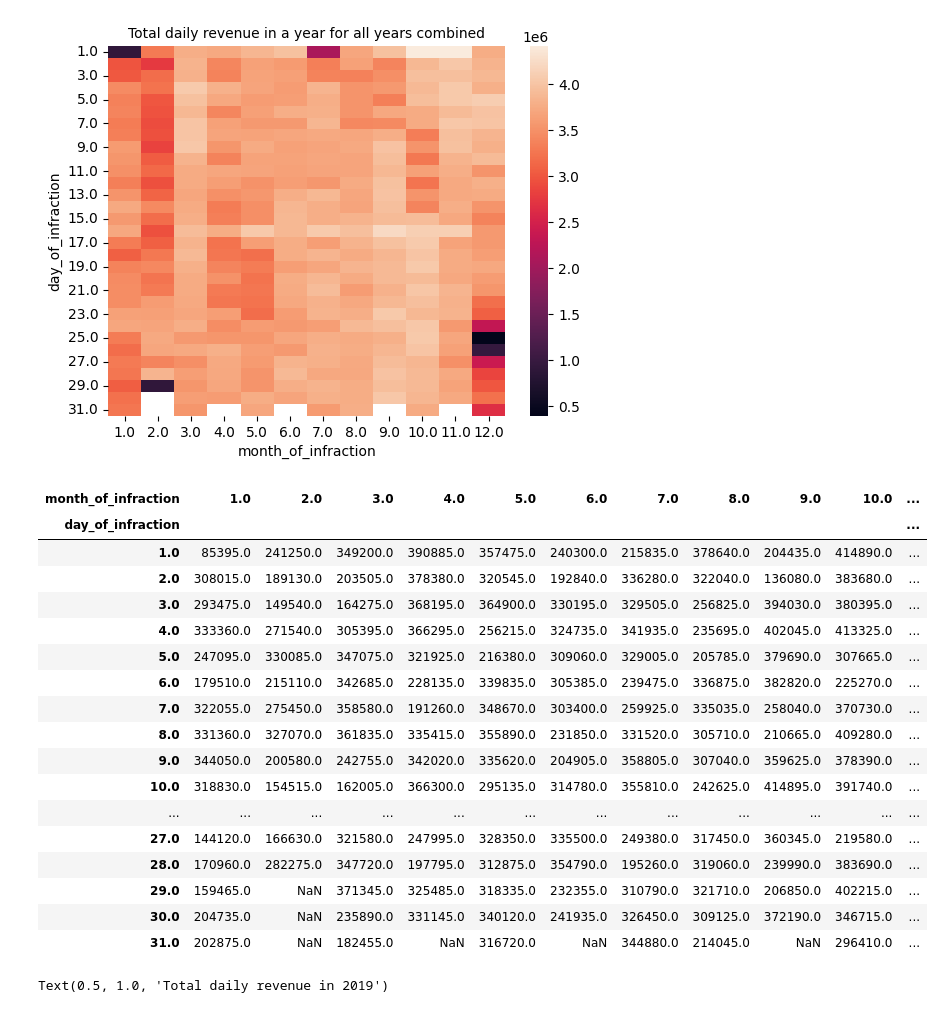
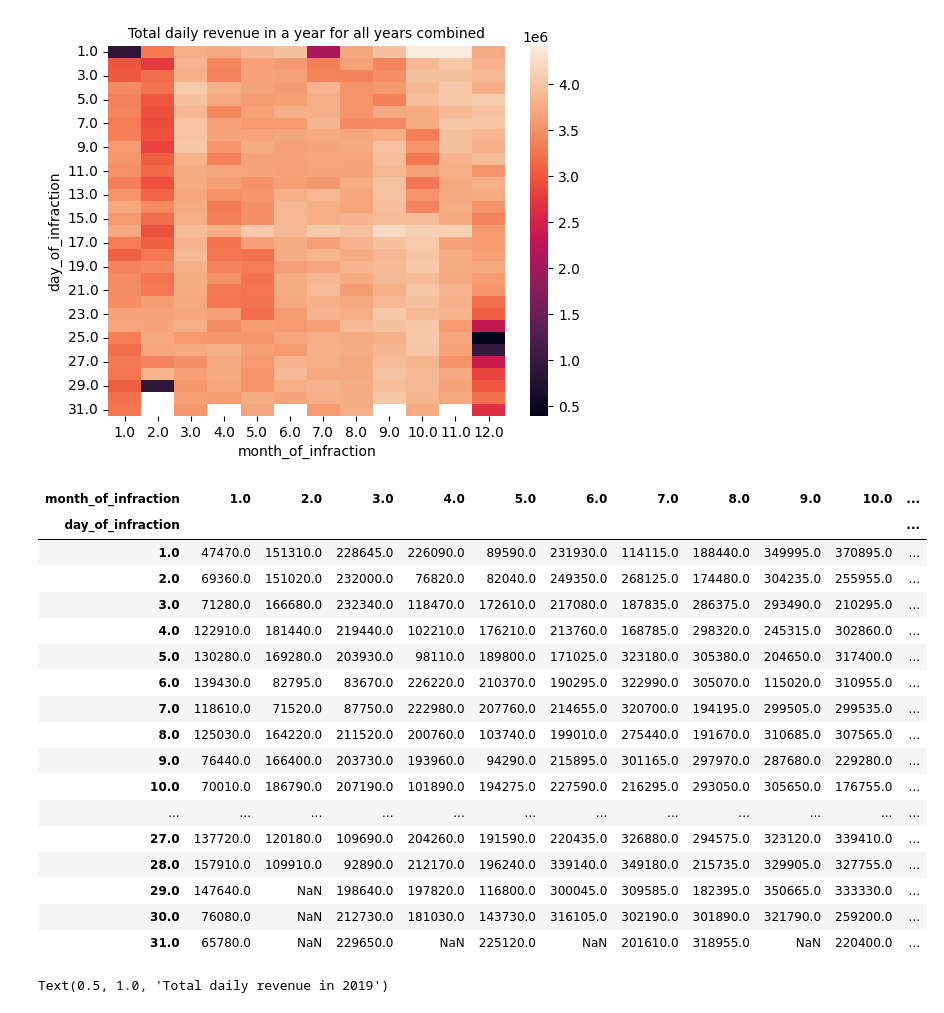
Before and after one commit to sariaslaso/parking_toronto, a Jupyter notebook: data_processing.ipynb, the cells around one changed output. Saved outputs shown, nothing was run; the diff lists cells and outputs as text; code cells hidden in the pictures.

Commit message:
plots for specific years

```diff
--- a/data_processing.ipynb
+++ b/data_processing.ipynb
@@ -245,31 +245,38 @@ ax.set_title("Total daily revenue in a year for all years combined", fontsize =
 Text(0.5, 1.0, 'Total daily revenue in a year for all years combined')
 [figure]
 # %%
-# daily revenue in 2019
+# daily revenue in 2019, 2020, 2021
 
-daily_rev_2019 = parking_df[parking_df["year_of_infraction"] == 2019]
-daily_rev_2019 = daily_rev_2019.groupby(["month_of_infraction", "day_of_infraction"])["set_fine_amount"].agg("sum").reset_index().pivot(index = "day_of_infraction",
-                                                                                                                                columns = "month_of_infraction",                                                                                                                               values = "set_fine_amount")
-daily_rev_2019
+# daily_rev_2019 = parking_df[parking_df["year_of_infraction"] == 2019]
+# daily_rev_2019 = daily_rev_2019.groupby(["month_of_infraction", "day_of_infraction"])["set_fine_amount"].agg("sum").reset_index().pivot(index = "day_of_infraction",
+#                                                                                                                                 columns = "month_of_infraction", values = "set_fine_amount")
+# daily_rev_2020 = parking_df[parking_df["year_of_infraction"] == 2020]
+# daily_rev_2020 = daily_rev_2020.groupby(["month_of_infraction", "day_of_infraction"])["set_fine_amount"].agg("sum").reset_index().pivot(index = "day_of_infraction", columns = "month_of_infraction", values = "set_fine_amount")
+
+daily_rev_2021 = parking_df[parking_df["year_of_infraction"] == 2021]
+daily_rev_2021 = daily_rev_2021.groupby(["month_of_infraction", "day_of_infraction"])["set_fine_amount"].agg("sum").reset_index().pivot(index = "day_of_infraction", columns = "month_of_infraction", values = "set_fine_amount")
+
+
+daily_rev_2021
 # %% [output]
 | month_of_infraction | 1.0 | 2.0 | 3.0 | 4.0 | 5.0 | 6.0 | 7.0 | 8.0 | 9.0 | 10.0 | ... |
 | day_of_infraction |  |  |  |  |  |  |  |  |  |  | ... |
-| 1.0 | 85395.0 | 241250.0 | 349200.0 | 390885.0 | 357475.0 | 240300.0 | 215835.0 | 378640.0 | 204435.0 | 414890.0 | ... |
-| 2.0 | 308015.0 | 189130.0 | 203505.0 | 378380.0 | 320545.0 | 192840.0 | 336280.0 | 322040.0 | 136080.0 | 383680.0 | ... |
-| 3.0 | 293475.0 | 149540.0 | 164275.0 | 368195.0 | 364900.0 | 330195.0 | 329505.0 | 256825.0 | 394030.0 | 380395.0 | ... |
-| 4.0 | 333360.0 | 271540.0 | 305395.0 | 366295.0 | 256215.0 | 324735.0 | 341935.0 | 235695.0 | 402045.0 | 413325.0 | ... |
-| 5.0 | 247095.0 | 330085.0 | 347075.0 | 321925.0 | 216380.0 | 309060.0 | 329005.0 | 205785.0 | 379690.0 | 307665.0 | ... |
-| 6.0 | 179510.0 | 215110.0 | 342685.0 | 228135.0 | 339835.0 | 305385.0 | 239475.0 | 336875.0 | 382820.0 | 225270.0 | ... |
-| 7.0 | 322055.0 | 275450.0 | 358580.0 | 191260.0 | 348670.0 | 303400.0 | 259925.0 | 335035.0 | 258040.0 | 370730.0 | ... |
-| 8.0 | 331360.0 | 327070.0 | 361835.0 | 335415.0 | 355890.0 | 231850.0 | 331520.0 | 305710.0 | 210665.0 | 409280.0 | ... |
-| 9.0 | 344050.0 | 200580.0 | 242755.0 | 342020.0 | 335620.0 | 204905.0 | 358805.0 | 307040.0 | 359625.0 | 378390.0 | ... |
-| 10.0 | 318830.0 | 154515.0 | 162005.0 | 366300.0 | 295135.0 | 314780.0 | 355810.0 | 242625.0 | 414895.0 | 391740.0 | ... |
+| 1.0 | 47470.0 | 151310.0 | 228645.0 | 226090.0 | 89590.0 | 231930.0 | 114115.0 | 188440.0 | 349995.0 | 370895.0 | ... |
+| 2.0 | 69360.0 | 151020.0 | 232000.0 | 76820.0 | 82040.0 | 249350.0 | 268125.0 | 174480.0 | 304235.0 | 255955.0 | ... |
+| 3.0 | 71280.0 | 166680.0 | 232340.0 | 118470.0 | 172610.0 | 217080.0 | 187835.0 | 286375.0 | 293490.0 | 210295.0 | ... |
+| 4.0 | 122910.0 | 181440.0 | 219440.0 | 102210.0 | 176210.0 | 213760.0 | 168785.0 | 298320.0 | 245315.0 | 302860.0 | ... |
+| 5.0 | 130280.0 | 169280.0 | 203930.0 | 98110.0 | 189800.0 | 171025.0 | 323180.0 | 305380.0 | 204650.0 | 317400.0 | ... |
+| 6.0 | 139430.0 | 82795.0 | 83670.0 | 226220.0 | 210370.0 | 190295.0 | 322990.0 | 305070.0 | 115020.0 | 310955.0 | ... |
+| 7.0 | 118610.0 | 71520.0 | 87750.0 | 222980.0 | 207760.0 | 214655.0 | 320700.0 | 194195.0 | 299505.0 | 299535.0 | ... |
+| 8.0 | 125030.0 | 164220.0 | 211520.0 | 200760.0 | 103740.0 | 199010.0 | 275440.0 | 191670.0 | 310685.0 | 307565.0 | ... |
+| 9.0 | 76440.0 | 166400.0 | 203730.0 | 193960.0 | 94290.0 | 215895.0 | 301165.0 | 297970.0 | 287680.0 | 229280.0 | ... |
+| 10.0 | 70010.0 | 186790.0 | 207190.0 | 101890.0 | 194275.0 | 227590.0 | 216295.0 | 293050.0 | 305650.0 | 176755.0 | ... |
 | ... | ... | ... | ... | ... | ... | ... | ... | ... | ... | ... | ... |
-| 27.0 | 144120.0 | 166630.0 | 321580.0 | 247995.0 | 328350.0 | 335500.0 | 249380.0 | 317450.0 | 360345.0 | 219580.0 | ... |
-| 28.0 | 170960.0 | 282275.0 | 347720.0 | 197795.0 | 312875.0 | 354790.0 | 195260.0 | 319060.0 | 239990.0 | 383690.0 | ... |
-| 29.0 | 159465.0 | NaN | 371345.0 | 325485.0 | 318335.0 | 232355.0 | 310790.0 | 321710.0 | 206850.0 | 402215.0 | ... |
-| 30.0 | 204735.0 | NaN | 235890.0 | 331145.0 | 340120.0 | 241935.0 | 326450.0 | 309125.0 | 372190.0 | 346715.0 | ... |
-| 31.0 | 202875.0 | NaN | 182455.0 | NaN | 316720.0 | NaN | 344880.0 | 214045.0 | NaN | 296410.0 | ... |
+| 27.0 | 137720.0 | 120180.0 | 109690.0 | 204260.0 | 191590.0 | 220435.0 | 326880.0 | 294575.0 | 323120.0 | 339410.0 | ... |
+| 28.0 | 157910.0 | 109910.0 | 92890.0 | 212170.0 | 196240.0 | 339140.0 | 349180.0 | 215735.0 | 329905.0 | 327755.0 | ... |
+| 29.0 | 147640.0 | NaN | 198640.0 | 197820.0 | 116800.0 | 300045.0 | 309585.0 | 182395.0 | 350665.0 | 333330.0 | ... |
+| 30.0 | 76080.0 | NaN | 212730.0 | 181030.0 | 143730.0 | 316105.0 | 302190.0 | 301890.0 | 321790.0 | 259200.0 | ... |
+| 31.0 | 65780.0 | NaN | 229650.0 | NaN | 225120.0 | NaN | 201610.0 | 318955.0 | NaN | 220400.0 | ... |
 # %%
 ax = sns.heatmap(daily_rev_2019)
 ax.set_title("Total daily revenue in 2019", fontsize = 10)
```
Also changed, not shown: parts of 2 cells of this notebook.
